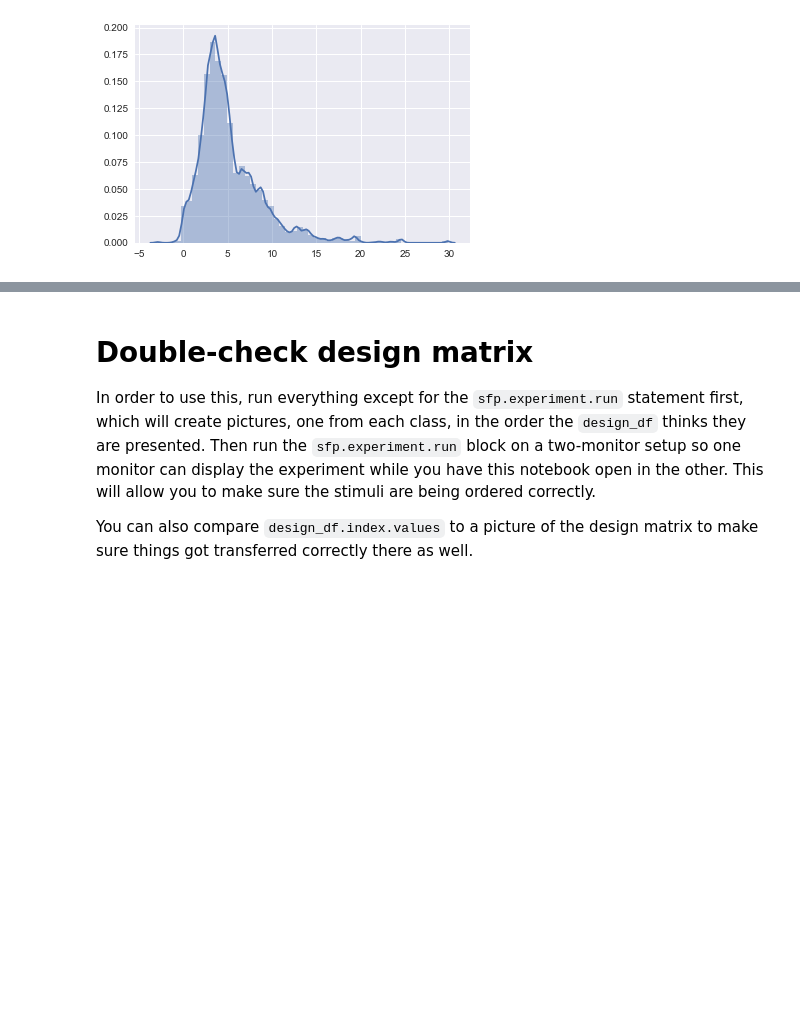
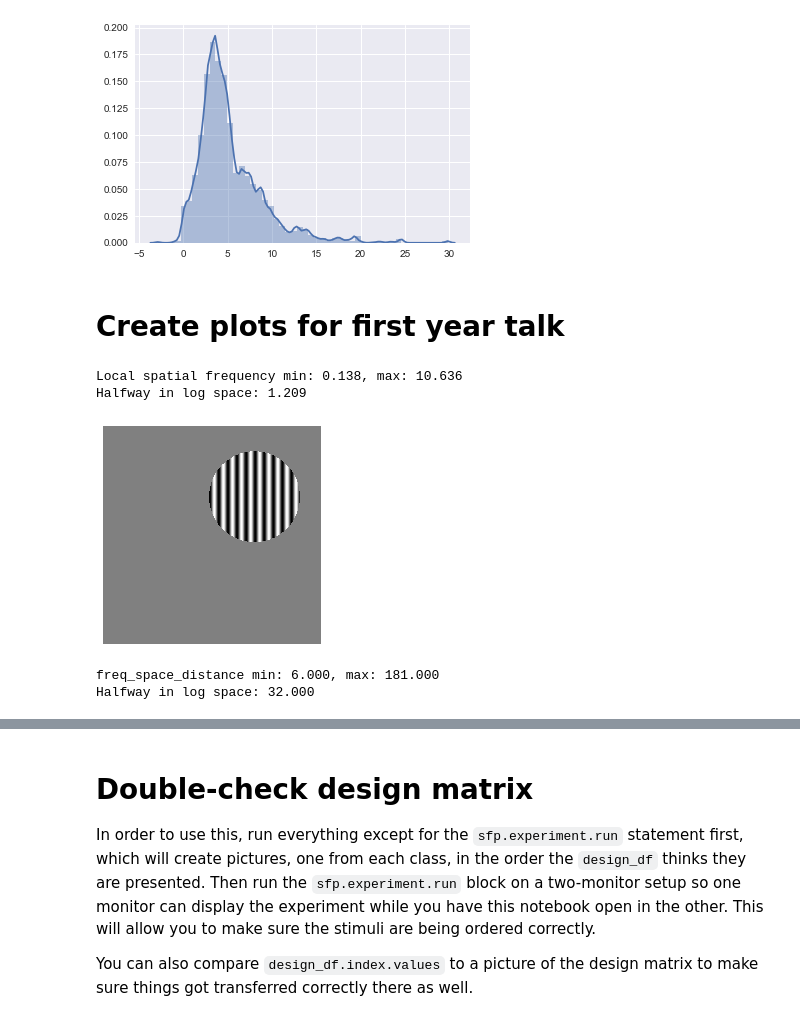
Before and after one commit to billbrod/spatial-frequency-preferences, a Jupyter notebook: notebooks/03-MRI-first-level.ipynb, the cells around one changed output, grey strips where cells are left out. Cells and saved outputs as stored; diff of their text form; code cells hidden in the pictures; blank space fills up the shorter version.

```diff
--- a/notebooks/03-MRI-first-level.ipynb
+++ b/notebooks/03-MRI-first-level.ipynb
@@ -450,3 +439,52 @@ sns.distplot(df.R2.values)
 # %% [output]
 <matplotlib.axes._subplots.AxesSubplot at 0x...>
 [figure]
+# %% [markdown]
+# Create plots for first year talk
+# %%
+# for this, we're only using circular results
+tmp_df = df[df.stimulus_superclass=='circular']
+# %%
+# Create the images to have on the x-axis of the local spatial frequency plot
+def create_sin_cpd(size, freq_cpd, max_degree_rad=12):
+    x = np.array(range(size))/float(size)
+    x, _ = np.meshgrid(x, x)
+    freq_pix = freq_cpd / (size / (2*float(max_degree_rad)))
+    freq_screen = size * freq_pix
+    return np.sin(2*np.pi*x*freq_screen)
+
+def create_circle_mask(x, y, rad, size):
+    x_grid = np.array(range(size))
+    x_grid, y_grid = np.meshgrid(x_grid, x_grid)
+    mask = np.zeros((size, size))
+    mask[(x_grid - x)**2 + (y_grid - y)**2 <= rad**2] = 1
+    return mask
+
+max_degree_rad = 12.
+# we want a diameter of 1 degree, so rad should be (size / 2*max_degree_rad) / 2, since that first term gives us a
+# radius of 1 degree -- well we would want this, but this image is going to be shrunk down and if the circle was actually
+# one degree in diameter then no one would see it, so instead we make it much bigger and make the conversions
+scale_factor = 10
+freq_cpd = 10
+sfp.utils.im_plot(create_circle_mask(750, 350, scale_factor * 1080/(2*2*max_degree_rad), 1080) * create_sin_cpd(1080, freq_cpd/scale_factor, max_degree_rad))
+
+print("Local spatial frequency min: %.03f, max: %.03f" % (tmp_df['Local spatial frequency (cpd)'].min(), tmp_df['Local spatial frequency (cpd)'].max()))
+print("Halfway in log space: %.03f" % (2**((np.log2(10.6) + np.log2(.138))/2.)))
+
+sins = [create_circle_mask(750, 350, scale_factor * 1080/(2*2*max_degree_rad), 1080) * create_sin_cpd(1080, .2/scale_factor, max_degree_rad),
+        create_circle_mask(750, 350, scale_factor * 1080/(2*2*max_degree_rad), 1080) * create_sin_cpd(1080, 1.209/scale_factor, max_degree_rad),
+        create_circle_mask(750, 350, scale_factor * 1080/(2*2*max_degree_rad), 1080) * create_sin_cpd(1080, 10.636/scale_factor, max_degree_rad)
+        ]
+# %% [output]
+Local spatial frequency min: 0.138, max: 10.636
+Halfway in log space: 1.209
+[figure, added]
+# %%
+print("freq_space_distance min: %.03f, max: %.03f" % (tmp_df.freq_space_distance.min(), tmp_df.freq_space_distance.max()))
+print("Halfway in log space: %.03f" % np.floor(2**((np.log2(181.) + np.log2(6.))/2.)))
+# because these are circular, freq_space_distance==w_r
+stim_idx = stim_df[(stim_df.w_r.isin([6, 32, 181]))&(stim_df.w_a==0)].index[::8]
+stims = [stim[i] for i in stim_idx]
+# %% [output]
+freq_space_distance min: 6.000, max: 181.000
+Halfway in log space: 32.000
```
Also changed, not shown: parts of 3 cells of this notebook, 1 other file.
